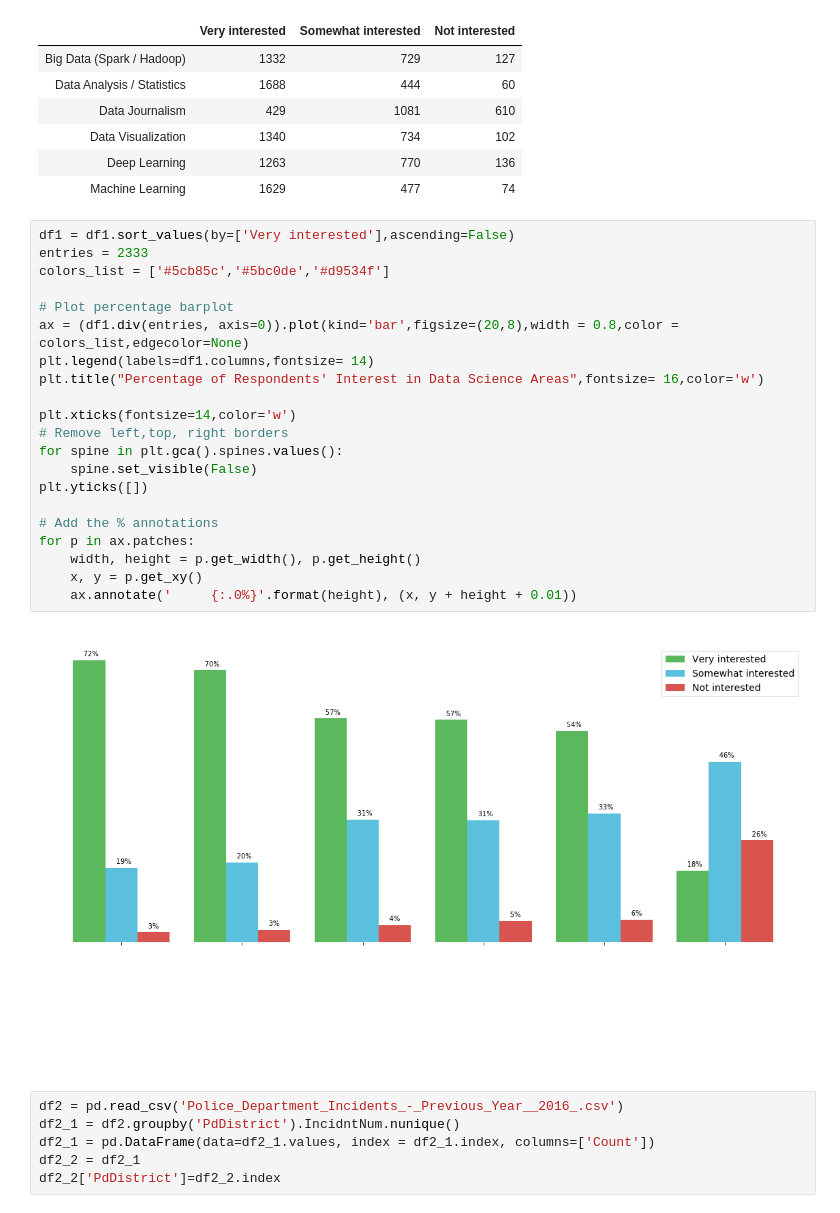
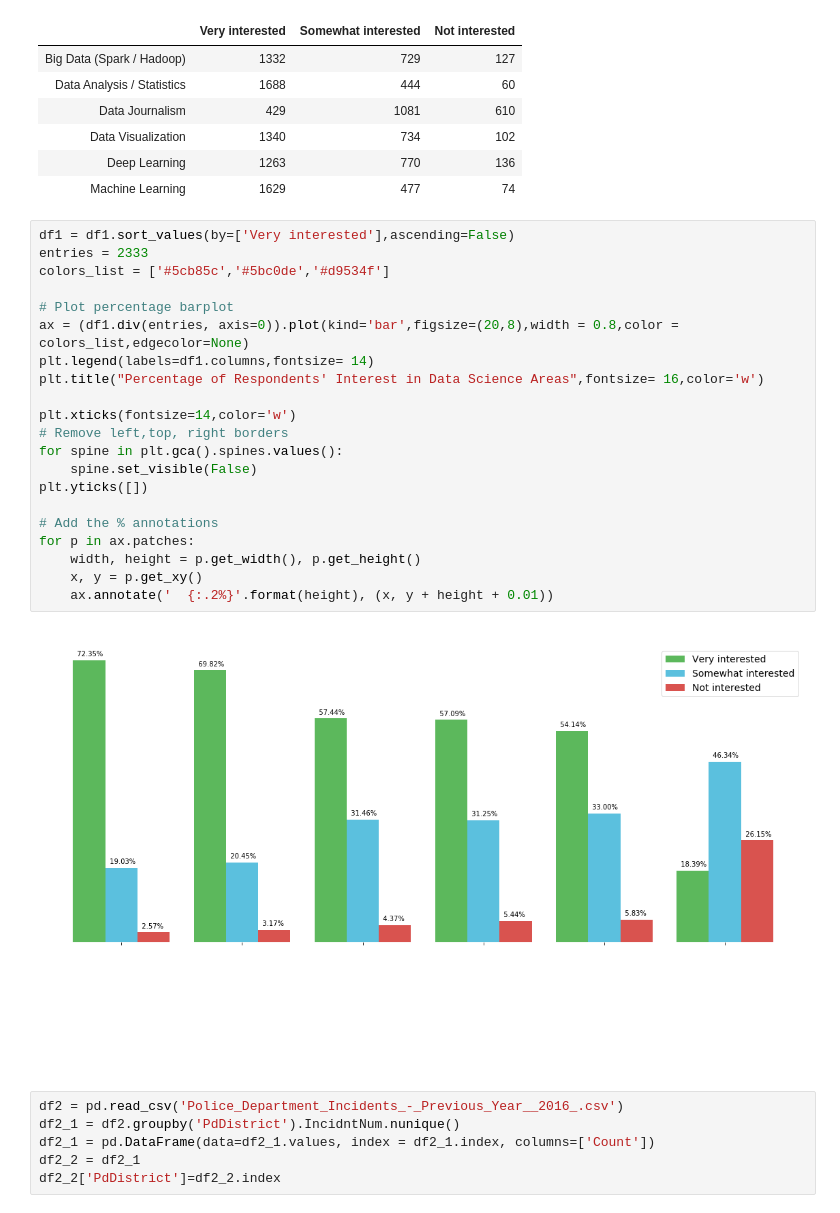
Before and after one commit to ButchBotch/RandProjects, a Jupyter notebook: IBM_Data_Sc_Coursera/Course_7/IBM_DataSc_7_FinalProject.ipynb, the cells around one changed output. Drawn from its saved outputs; the diff is of its cells as text.

```diff
--- a/IBM_Data_Sc_Coursera/Course_7/IBM_DataSc_7_FinalProject.ipynb
+++ b/IBM_Data_Sc_Coursera/Course_7/IBM_DataSc_7_FinalProject.ipynb
@@ -19,26 +19,26 @@ df1
 # %%
 df1 = df1.sort_values(by=['Very interested'],ascending=False)
 entries = 2333
 colors_list = ['#5cb85c','#5bc0de','#d9534f']
 
 # Plot percentage barplot
 ax = (df1.div(entries, axis=0)).plot(kind='bar',figsize=(20,8),width = 0.8,color = colors_list,edgecolor=None)
 plt.legend(labels=df1.columns,fontsize= 14)
 plt.title("Percentage of Respondents' Interest in Data Science Areas",fontsize= 16,color='w')
 
 plt.xticks(fontsize=14,color='w')
 # Remove left,top, right borders
 for spine in plt.gca().spines.values():
     spine.set_visible(False)
 plt.yticks([])
 
 # Add the % annotations
 for p in ax.patches:
     width, height = p.get_width(), p.get_height()
     x, y = p.get_xy()
-    ax.annotate('     {:.0%}'.format(height), (x, y + height + 0.01))
+    ax.annotate('  {:.2%}'.format(height), (x, y + height + 0.01))
 # %% [output]
-[figure, old version]
+[figure, new version]
 # %%
 df2 = pd.read_csv('Police_Department_Incidents_-_Previous_Year__2016_.csv')
 df2_1 = df2.groupby('PdDistrict').IncidntNum.nunique()
```
Also changed, not shown: parts of 2 cells of this notebook.
